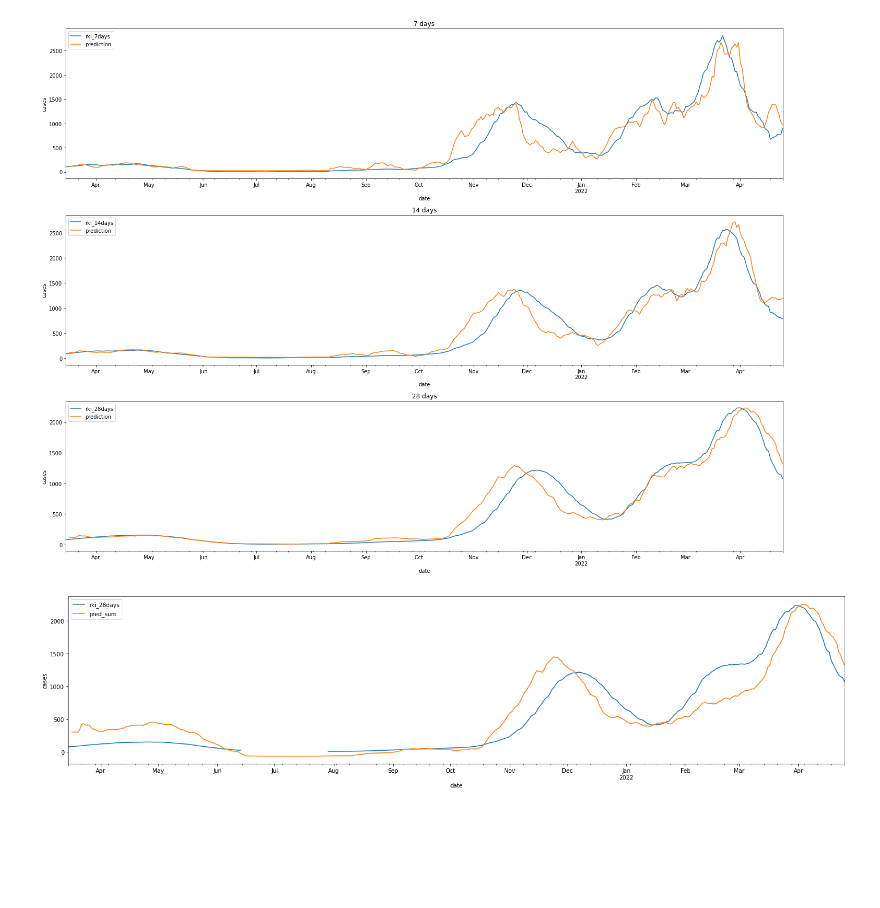
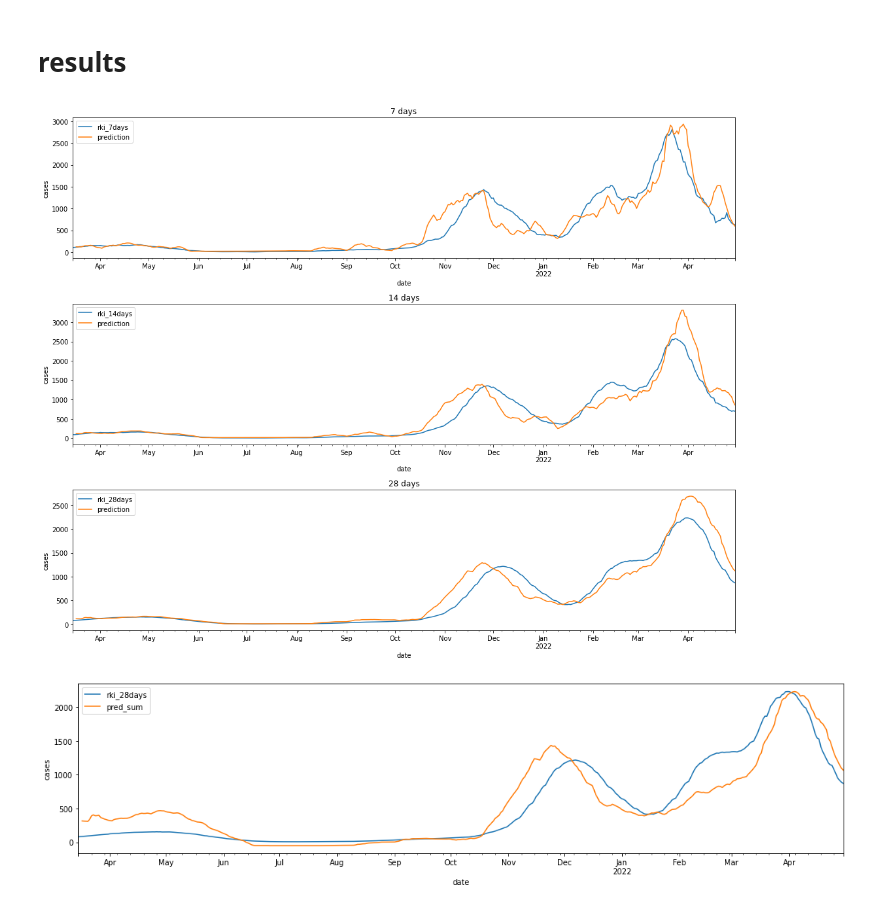
Before and after one commit to MM-Lehmann/Wastewater-modelling-Dresden, a Jupyter notebook: Dresden_Correlation_Batch.ipynb, the cells around one changed output. Drawn from its saved outputs; the diff is of its cells as text; code cells hidden in the pictures; blank space fills up the shorter version.

```diff
--- a/Dresden_Correlation_Batch.ipynb
+++ b/Dresden_Correlation_Batch.ipynb
@@ -8,7 +8,7 @@ import matplotlib as mpl
 mpl.rcParams['figure.figsize'] = [15.0, 6.0]
 
 abw = pd.read_csv(
-    "~/user/Downloads/20220502_142656.csv", parse_dates=True
+    "~/user/Downloads/20220522_145619.csv", parse_dates=True
 ).rename(columns={"Abwasser Täglich": "daily", "__timestamp": "date"}).set_index("date").filter(("daily",)).loc["2021-03-15":]
 abw.index = pd.to_datetime(abw.index)
 abw.index = abw.index.strftime("%Y-%m-%d")
@@ -27,19 +27,24 @@ df = df.asfreq("D")
 
 # handle precipitation
 df[f"daily"] = df.loc[df.prcp < 5, f"daily"]
-# df = df.interpolate("time", axis=0)
+# df["daily"] = df["daily"].interpolate("time", axis=0)
+df = df.interpolate("time", axis=0)
 df["sum_7days"] = df["daily"].rolling(7, min_periods=1, closed="left").mean() * 7
 df["sum_14days"] = df["daily"].rolling(14, min_periods=1, closed="left").mean() * 7
 df["sum_28days"] = df["daily"].rolling(28, min_periods=1, closed="left").mean() * 7
 df.drop(columns=["daily", "prcp"], inplace=True)
 
+# truncate
+df = df.loc[:"2022-04-30"]
+
+# plot
 style = {f"rki_{k}days": c + "--" for c, k in zip(("r", "g", "k"), (7, 14, 28))}
 style.update({f"sum_{k}days": c + "-" for c, k in zip(("r", "g", "k"), (7, 14, 28))})
 # style.update({k: "r" for k in ("sum_7days", "sum_14days", "sum_28days", "daily")})
-df.plot(secondary_y=("sum_7days", "sum_14days", "sum_28days"), style=style)
-plt.tight_layout()
-plt.savefig("verlauf.png")
-plt.show()
+# df.plot(secondary_y=("sum_7days", "sum_14days", "sum_28days"), style=style)
+# plt.tight_layout()
+# plt.savefig("verlauf.png")
+# plt.show()
 
 # px.line(df)
 px.line(df/df.max())
@@ -129,7 +137,7 @@ variants = {k: var[k] > 0.5 for k in var}
 # %%
 df_total = pd.DataFrame()
 fig, axis = plt.subplots(
-    len(variants), 3, figsize=(20, 5 * len(variants))  # , sharex=True, sharey=True
+    len(variants), 3, figsize=(15, 4 * len(variants))  # , sharex=True, sharey=True
 )
 ci = {}
 for w, v in enumerate(variants.keys()):
@@ -143,8 +151,8 @@ for w, v in enumerate(variants.keys()):
             f"sum_{k}days",
             title=f"{v}, accum: {k} days, lag: {lag} days",
             ax=ax,
-            ylabel="wastewater",
-            xlabel="cases",
+            ylabel="",
+            xlabel="",
             s=autoscale_df(var[v].loc[df_shifted.index]) * 20 + 2,
         )
         df_tmp = df_shifted.filter((f"rki_{k}days", f"sum_{k}days")).dropna()
@@ -158,8 +166,8 @@ for w, v in enumerate(variants.keys()):
             ax=ax,
             legend=False,
             color="r",
-            ylabel="wastewater",
-            xlabel="cases",
+            ylabel="",
+            xlabel="",
         )
 
         # annotate error
@@ -173,6 +181,9 @@ for w, v in enumerate(variants.keys()):
         ).set(fontweight="semibold")
     df_total = pd.concat([df_total, df_shifted.copy()])
 
+# set labels
+plt.setp(axis[-1, :], xlabel='cases')
+plt.setp(axis[:, 0], ylabel='WW concentration')
 plt.tight_layout()
 plt.savefig("correlation.png")
 plt.show()
@@ -204,29 +215,31 @@ plt.show()
+# %% [markdown]
+# results
 # %%
 # total prediction
-fig, axis = plt.subplots(3, 1, figsize=(20, 15))
-for i, k in enumerate((7, 14, 28)):
+fig, axis = plt.subplots(3, 1, figsize=(15, 12))
+for ii, k in enumerate((7, 14, 28)):
     df_pred = df.filter(regex=f"{k}days").copy()
-    for v in ci:
-        df_pred.loc[var[v] > 0.6, "c"] = ci[v][k][0]
-        df_pred.loc[var[v] > 0.6, "i"] = ci[v][k][1]
+    c = np.sum([ci[v][k][0] * var[v] for v in ci], axis=0)
+    i = np.sum([ci[v][k][1] * var[v] for v in ci], axis=0)
     df_pred.interpolate("time", axis=0, inplace=True)
-    df_pred["prediction"] = df_pred[f"sum_{k}days"] * df_pred["c"] + df_pred["i"]
-    df_pred.filter(regex=f"rki_{k}|pred").plot(title=f"{k} days", ax=axis[i], ylabel="cases")
+    df_pred["prediction"] = df_pred[f"sum_{k}days"] * c + i
+    df_pred.filter(regex=f"rki_{k}|pred").plot(title=f"{k} days", ax=axis[ii], ylabel="cases")
+    # print(df_pred.iloc[-4:])
 plt.tight_layout()
 plt.savefig("prediction.png")
 plt.show()
 # %% [output]
-[figure, old version]
+[figure, new version]
 # %%
 k = 28
 df_tmp = df.filter((f"rki_{k}days", f"sum_{k}days",)).copy()
 df_tmp[f"pred_sum"] = df_tmp[f"sum_{k}days"] * c_sum + i_sum
-df_tmp.filter((f"rki_{k}days", "pred_sum")).plot.line(figsize=(20, 5), ylabel="cases")
+df_tmp.filter((f"rki_{k}days", "pred_sum")).plot.line(figsize=(15, 4), ylabel="cases")
 plt.tight_layout()
 plt.savefig("prediction_onemodel.png")
 plt.show()
 # %% [output]
-[figure, old version]
+[figure, new version]
 # %%
 px.line(df_total.filter(regex="rki|pred").resample("1D").sum())
 # %% [output]
```
Also changed, not shown: parts of 6 cells of this notebook, 5 other files.
